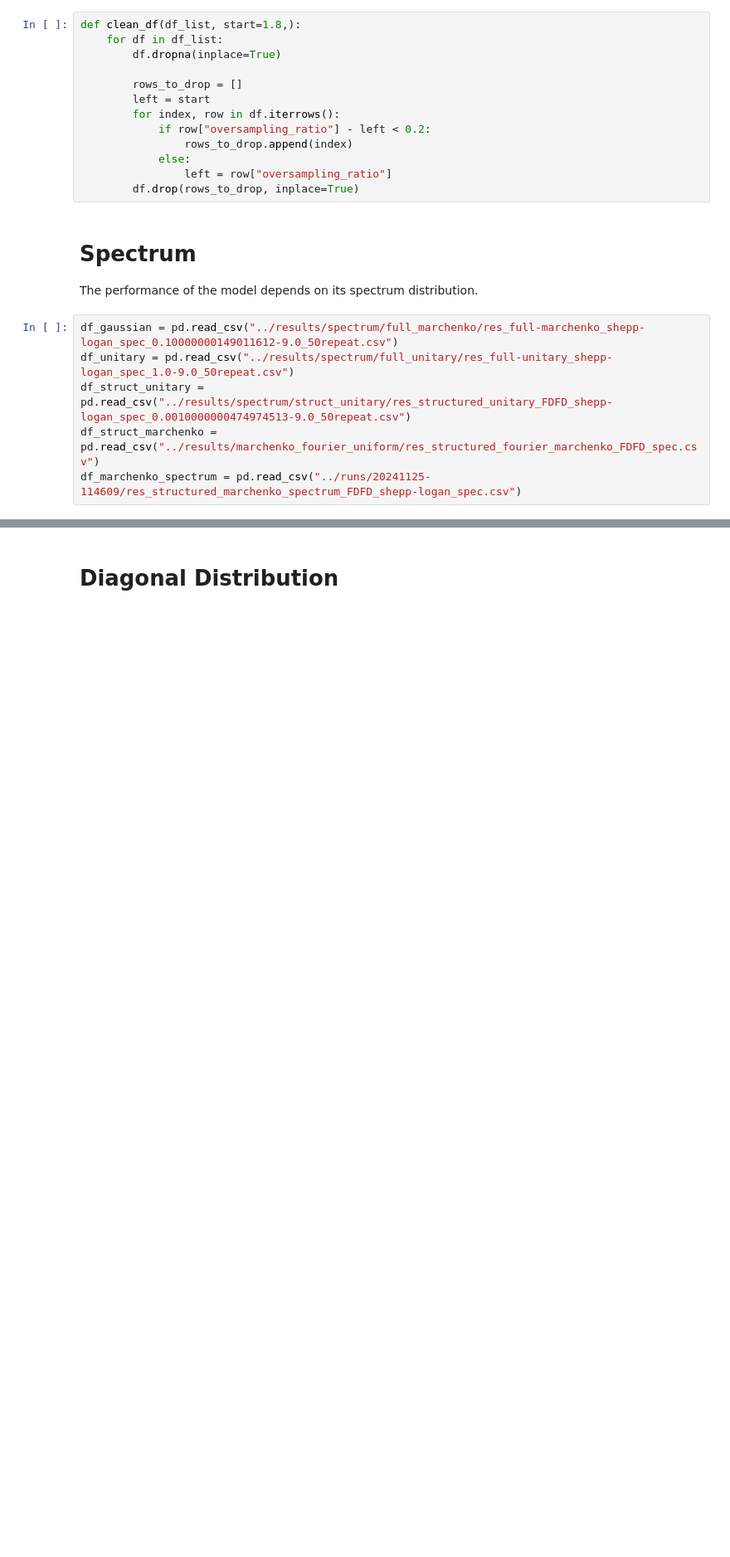
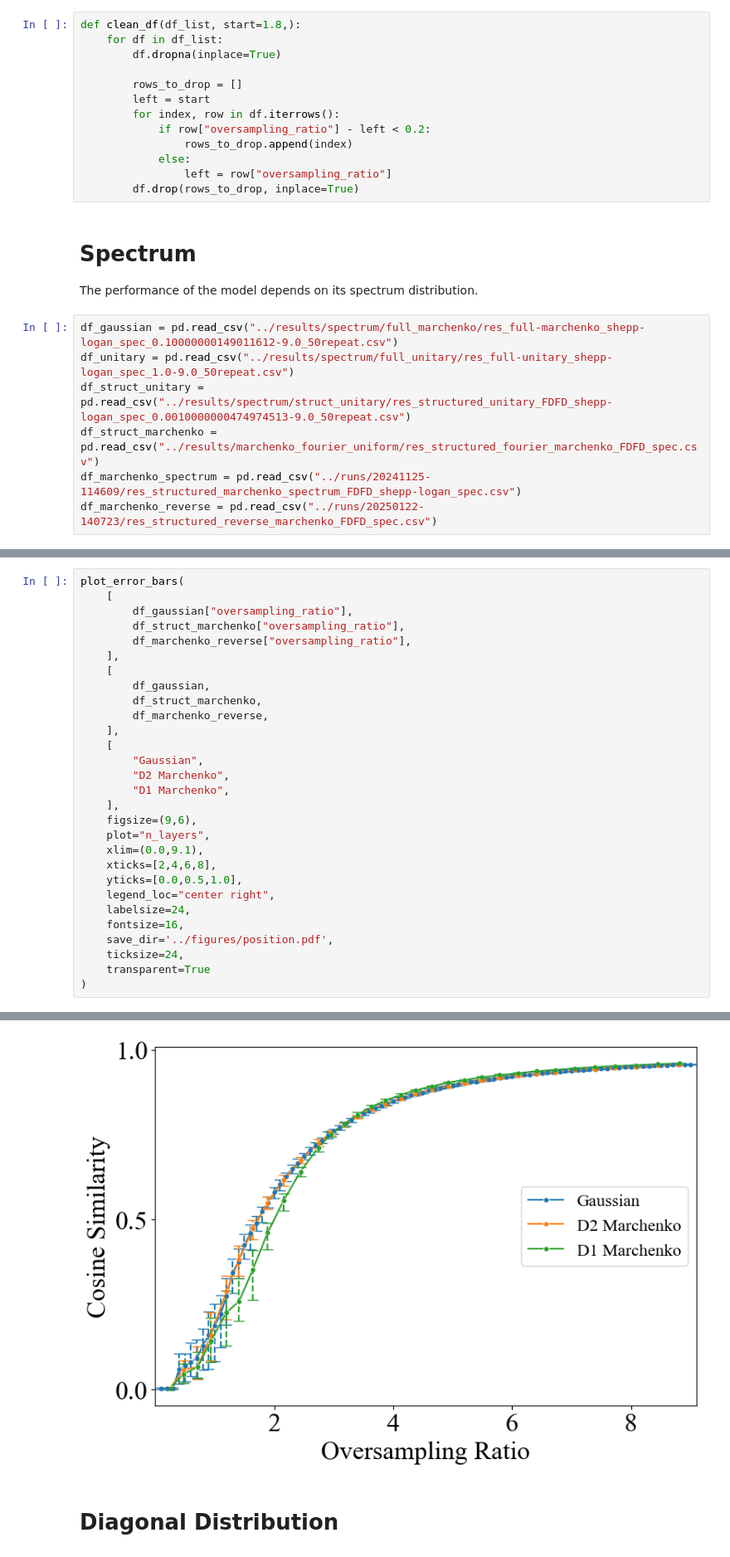
Before and after one commit to zhiyhucode/deepinv, a Jupyter notebook: experimental/notebooks/visualization.ipynb, the cells around one changed output, grey strips where cells are left out. Shown at 83% size. Saved outputs shown, nothing was run; the diff lists cells and outputs as text; blank space fills up the shorter version.

```diff
--- a/experimental/notebooks/visualization.ipynb
+++ b/experimental/notebooks/visualization.ipynb
@@ -54,4 +54,5 @@ df_unitary = pd.read_csv("../results/spectrum/full_unitary/res_full-unitary_shep
 df_struct_unitary = pd.read_csv("../results/spectrum/struct_unitary/res_structured_unitary_FDFD_shepp-logan_spec_0.0010000000474974513-9.0_50repeat.csv")
 df_struct_marchenko = pd.read_csv("../results/marchenko_fourier_uniform/res_structured_fourier_marchenko_FDFD_spec.csv")
 df_marchenko_spectrum = pd.read_csv("../runs/20241125-114609/res_structured_marchenko_spectrum_FDFD_shepp-logan_spec.csv")
+df_marchenko_reverse = pd.read_csv("../runs/20250122-140723/res_structured_reverse_marchenko_FDFD_spec.csv")
 # %%
@@ -101,3 +102,33 @@ Structured Unitary
 (0.8392156862745098, 0.15294117647058825, 0.1568627450980392) Structured Unitary
 Figure saved to ../figures/spectrum.pdf
 [figure]
+# %%
+plot_error_bars(
+    [
+        df_gaussian["oversampling_ratio"],
+        df_struct_marchenko["oversampling_ratio"],
+        df_marchenko_reverse["oversampling_ratio"],
+    ],
+    [
+        df_gaussian,
+        df_struct_marchenko,
+        df_marchenko_reverse,
+    ],
+    [
+        "Gaussian",
+        "D2 Marchenko",
+        "D1 Marchenko",
+    ],
+    figsize=(9,6),
+    plot="n_layers",
+    xlim=(0.0,9.1),
+    xticks=[2,4,6,8],
+    yticks=[0.0,0.5,1.0],
+    legend_loc="center right",
+    labelsize=24,
+    fontsize=16,
+    save_dir='../figures/position.pdf',
+    ticksize=24,
+    transparent=True
+)
+# %% [output]
@@ -104,3 +142,4 @@ Figure saved to ../figures/spectrum.pdf
+[figure, added]
 # %% [markdown]
 # Diagonal Distribution
 # %%
```
Also changed, not shown: parts of 8 cells of this notebook, 9 other files.
